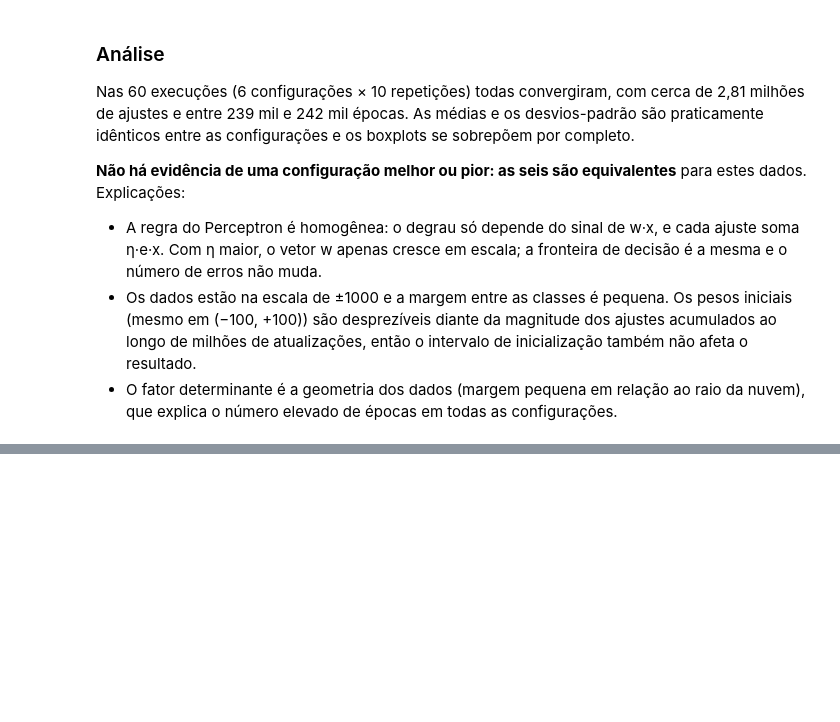
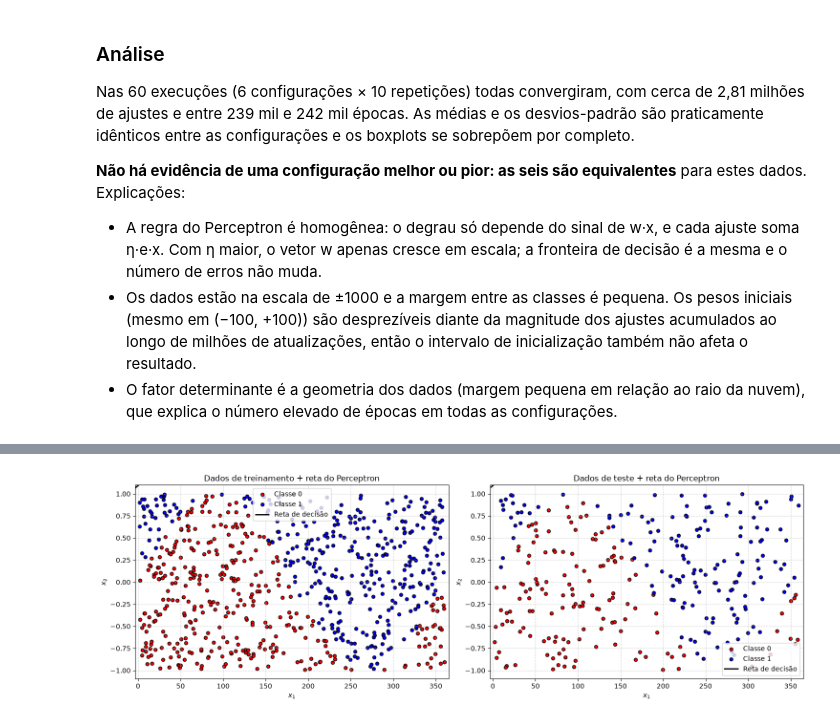
Before and after one commit to thais-bm/Aprendizado-Neur-nio-Perceptron, a Jupyter notebook: neuronio-perceptron/projeto_perceptron.ipynb, the cells around one changed output, grey strips where cells are left out. Cells and saved outputs as stored; diff of their text form; code cells hidden in the pictures; blank space fills up the shorter version.

```diff
--- a/neuronio-perceptron/projeto_perceptron.ipynb
+++ b/neuronio-perceptron/projeto_perceptron.ipynb
@@ -87,0 +134,18 @@ Nas 60 execuções (6 configurações × 10 repetições) todas convergiram, com
+# %%
+# Treinamento do Perceptron por exatamente 100 épocas.
+# Os exemplos são embaralhados a cada época (shuffle=True).
+perceptron3 = PerceptronNeuron(
+    learning_rate=0.1,
+    limiar=0.0,
+    weight_range=(-0.5, 0.5)
+)
+
+rng_treino = np.random.default_rng(ID_EQUIPE)
+perceptron3.train(
+    X_treino,
+    y_treino,
+    max_epochs=100,
+    shuffle=True,
+    rng=rng_treino,
+    verbose=True
+)
@@ -87,0 +205,34 @@ Nas 60 execuções (6 configurações × 10 repetições) todas convergiram, com
+# %%
+# Gráficos de treinamento e teste.
+# A mesma reta aprendida pelo Perceptron é exibida nos dois gráficos.
+fig, axs = plt.subplots(1, 2, figsize=(15, 5))
+
+def plot_holdout(ax, X, y, titulo):
+    ax.scatter(X[y == 0, 0], X[y == 0, 1], color="red", label="Classe 0", edgecolors="k", s=25)
+    ax.scatter(X[y == 1, 0], X[y == 1, 1], color="blue", label="Classe 1", edgecolors="k", s=25)
+
+    x_min, x_max = Xh[:, 0].min() - 5, Xh[:, 0].max() + 5
+    y_min, y_max = Xh[:, 1].min() - 0.1, Xh[:, 1].max() + 0.1
+    w0, w1, w2 = perceptron3.weights
+    x_vals = np.array([x_min, x_max])
+
+    if w2 != 0:
+        y_vals = (w0 - w1 * x_vals) / w2
+        ax.plot(x_vals, y_vals, color="black", linewidth=2, label="Reta de decisão")
+    elif w1 != 0:
+        ax.axvline(w0 / w1, color="black", linewidth=2, label="Reta de decisão")
+
+    ax.set_xlim(x_min, x_max)
+    ax.set_ylim(y_min, y_max)
+    ax.set_xlabel("$x_1$")
+    ax.set_ylabel("$x_2$")
+    ax.set_title(titulo)
+    ax.legend()
+    ax.grid(True, linestyle="--", alpha=0.5)
+
+plot_holdout(axs[0], X_treino, y_treino, "Dados de treinamento + reta do Perceptron")
+plot_holdout(axs[1], X_teste, y_teste, "Dados de teste + reta do Perceptron")
+plt.tight_layout()
+plt.show()
+# %% [output]
+[figure, added]
```
Also changed, not shown: parts of 8 cells of this notebook, 1 other file.
